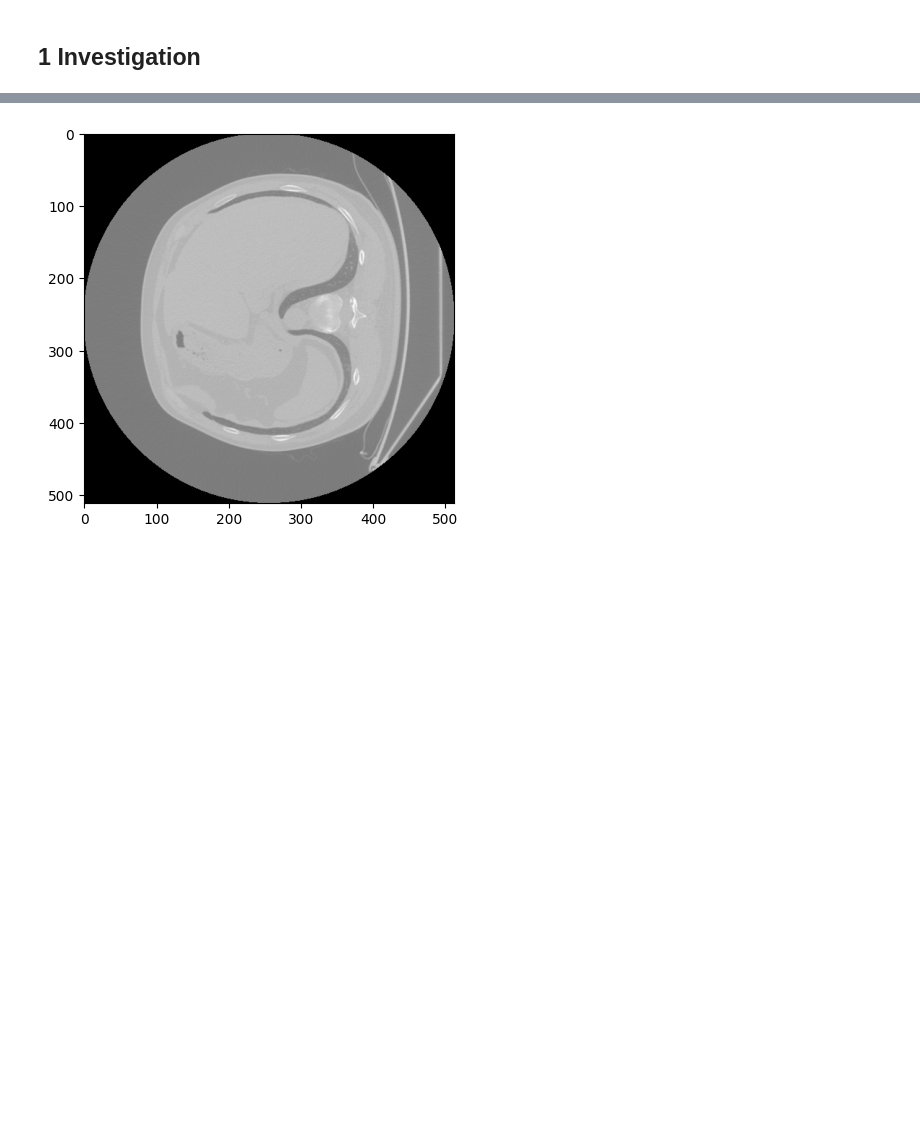
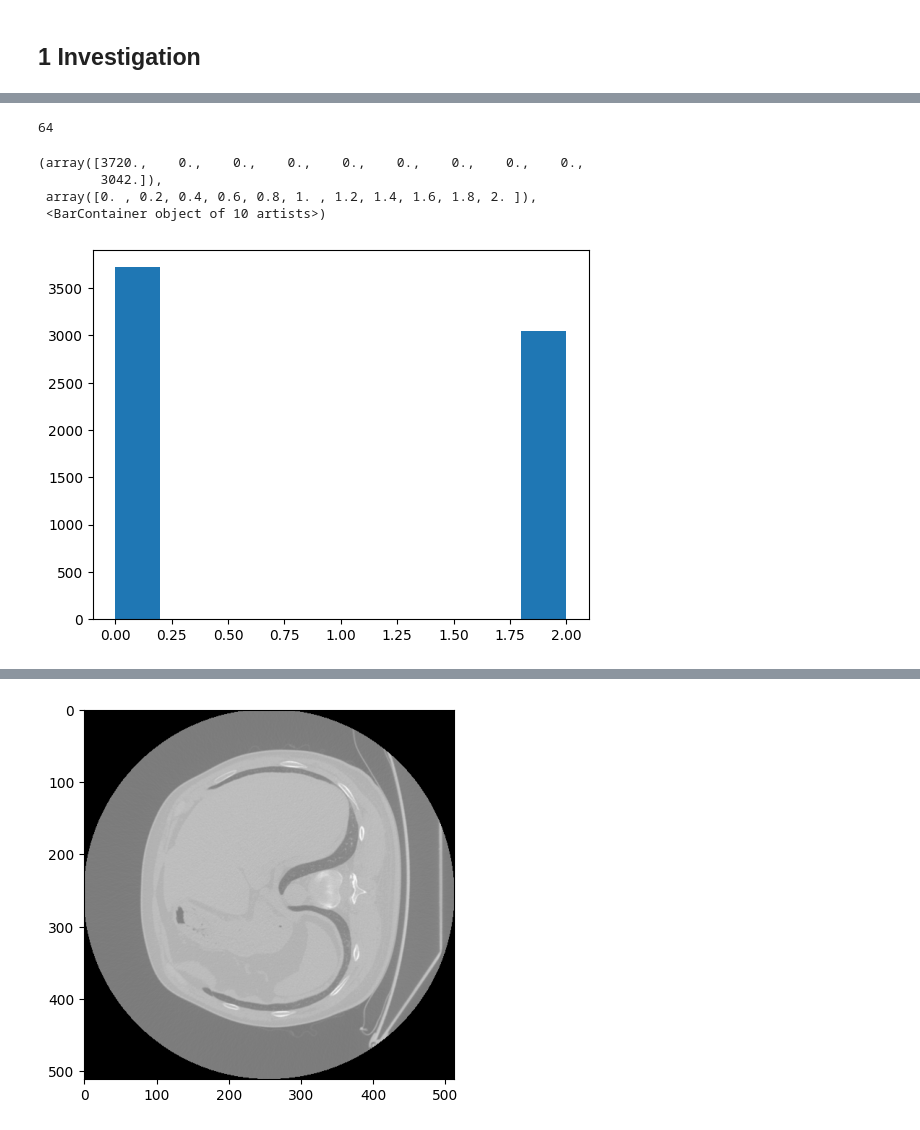
Before and after one commit to elidub/MedicalImaging_Ribfracture, a Jupyter notebook: notebooks/data_exploration_elias.ipynb, the cells around one changed output, grey strips where cells are left out. Saved outputs shown, nothing was run; the diff lists cells and outputs as text; code cells hidden in the pictures; blank space fills up the shorter version.

```diff
--- a/notebooks/data_exploration_elias.ipynb
+++ b/notebooks/data_exploration_elias.ipynb
@@ -16,0 +24,11 @@ def read_image(file_path):
+# %%
+x_path = '../data_dev/boxes/train/images/'
+y_path = '../data_dev/boxes/train/labels/'
+for file in os.listdir(x_path):
+    patches = os.listdir(os.path.join(x_path, file))
+    for patch in patches:
+        boxes = os.listdir(os.path.join(x_path, file, patch))
+        for box in boxes:
+            x = np.load(os.path.join(x_path, file, patch, box))
+            y = np.load(os.path.join(y_path, file, patch, box.split('-')[0] + '-label.npy'))
+            print(x.shape)
@@ -16,0 +48,12 @@ def read_image(file_path):
+# %%
+2**6
+# %% [output]
+64
+# %%
+plt.hist(y.flatten())
+# %% [output]
+(array([3720.,    0.,    0.,    0.,    0.,    0.,    0.,    0.,    0.,
+        3042.]),
+ array([0. , 0.2, 0.4, 0.6, 0.8, 1. , 1.2, 1.4, 1.6, 1.8, 2. ]),
+ <BarContainer object of 10 artists>)
+[figure, added]
```
Also changed, not shown: parts of 16 cells of this notebook, 6 other files.
